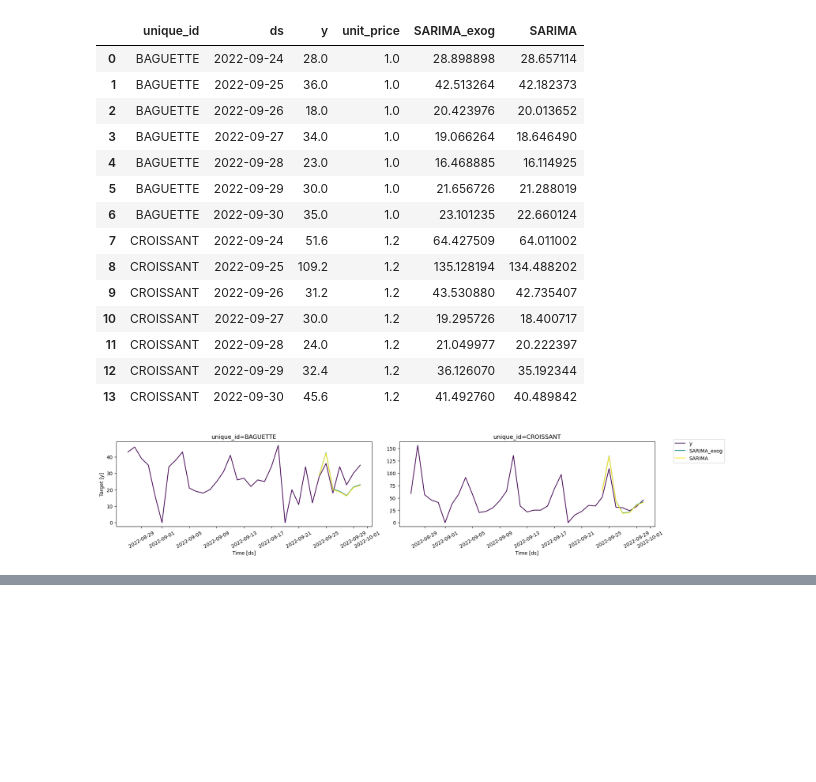
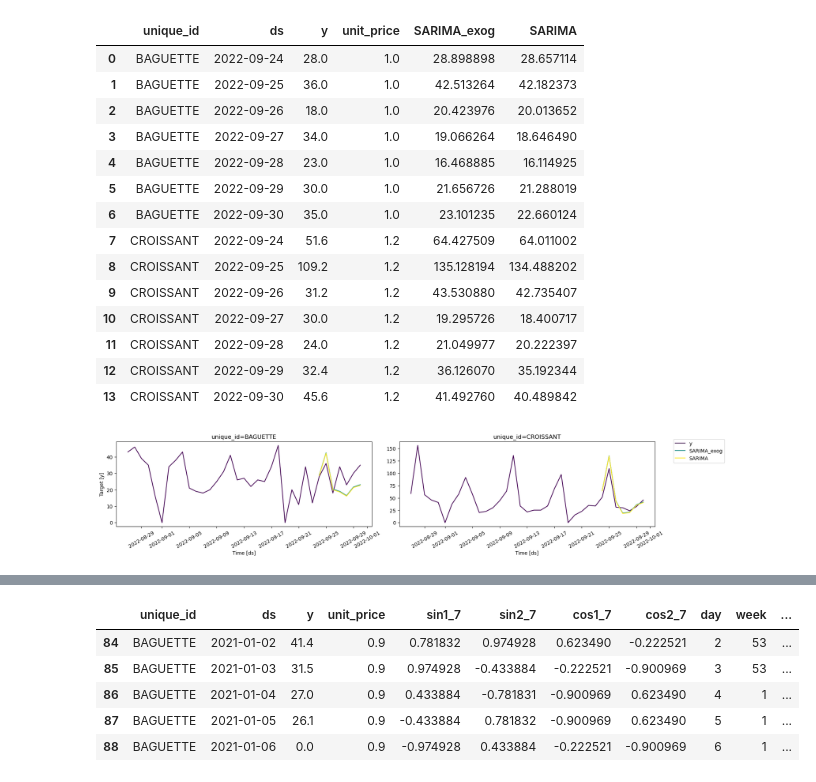
Before and after one commit to BMMUGOMBA/Time_Series, a Jupyter notebook: intro-freecodecamp.ipynb, the cells around one changed output, grey strips where cells are left out. Drawn from its saved outputs; the diff is of its cells as text; code cells hidden in the pictures; blank space fills up the shorter version.

```diff
--- a/intro-freecodecamp.ipynb
+++ b/intro-freecodecamp.ipynb
@@ -415,0 +441,9 @@ cv_exog_eval
+# %%
+small_exog_df.head()
+# %% [output]
+|  | unique_id | ds | y | unit_price | sin1_7 | sin2_7 | cos1_7 | cos2_7 | day | week | ... |
+| 84 | BAGUETTE | 2021-01-02 | 41.4 | 0.9 | 0.781832 | 0.974928 | 0.623490 | -0.222521 | 2 | 53 | ... |
+| 85 | BAGUETTE | 2021-01-03 | 31.5 | 0.9 | 0.974928 | -0.433884 | -0.222521 | -0.900969 | 3 | 53 | ... |
+| 86 | BAGUETTE | 2021-01-04 | 27.0 | 0.9 | 0.433884 | -0.781831 | -0.900969 | 0.623490 | 4 | 1 | ... |
+| 87 | BAGUETTE | 2021-01-05 | 26.1 | 0.9 | -0.433884 | 0.781832 | -0.900969 | 0.623490 | 5 | 1 | ... |
+| 88 | BAGUETTE | 2021-01-06 | 0.0 | 0.9 | -0.974928 | 0.433884 | -0.222521 | -0.900969 | 6 | 1 | ... |
```
Also changed, not shown: parts of 8 cells of this notebook.
